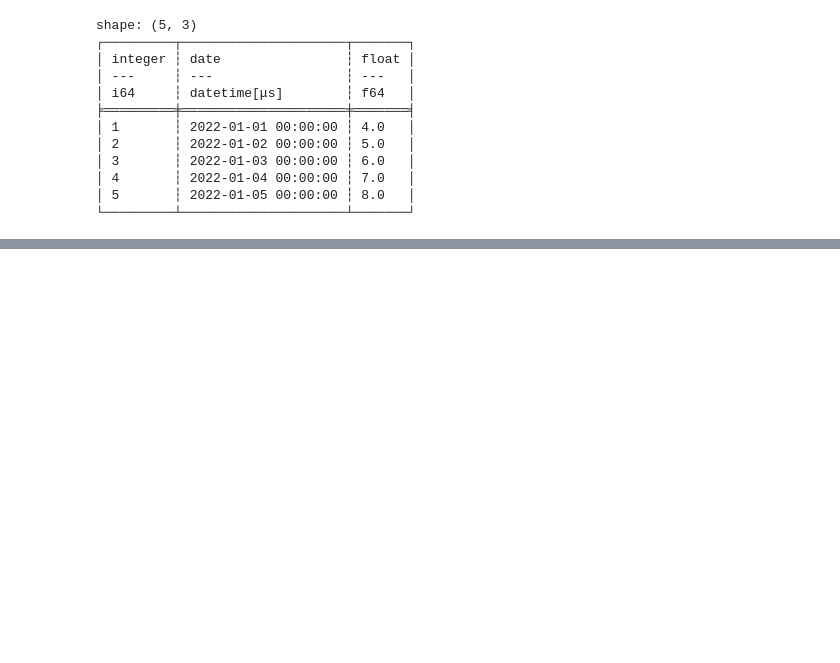
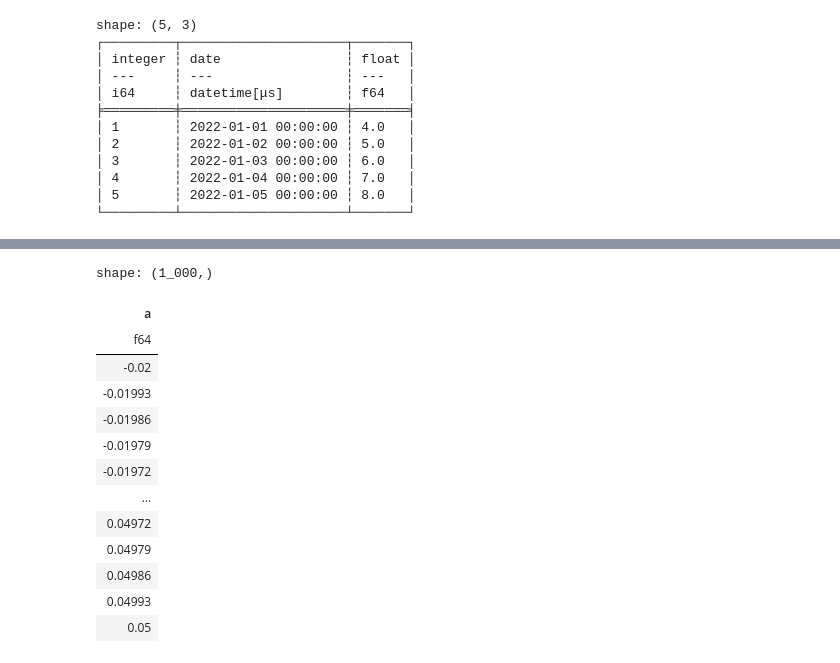
Before and after one commit to blackprince001/digital-signal-processing-labs, a Jupyter notebook: notebooks/lab0/module.ipynb, the cells around one changed output, grey strips where cells are left out. Saved outputs shown, nothing was run; the diff lists cells and outputs as text; code cells hidden in the pictures; blank space fills up the shorter version.

```diff
--- a/notebooks/lab0/module.ipynb
+++ b/notebooks/lab0/module.ipynb
@@ -83,0 +82,19 @@ shape: (5, 3)
+# %%
+df = pl.Series("a", time)
+
+df
+# %% [output]
+shape: (1_000,)
+| a |
+| f64 |
+| -0.02 |
+| -0.01993 |
+| -0.01986 |
+| -0.01979 |
+| -0.01972 |
+| … |
+| 0.04972 |
+| 0.04979 |
+| 0.04986 |
+| 0.04993 |
+| 0.05 |
```
Also changed, not shown: parts of 4 cells of this notebook, 2 other files.
